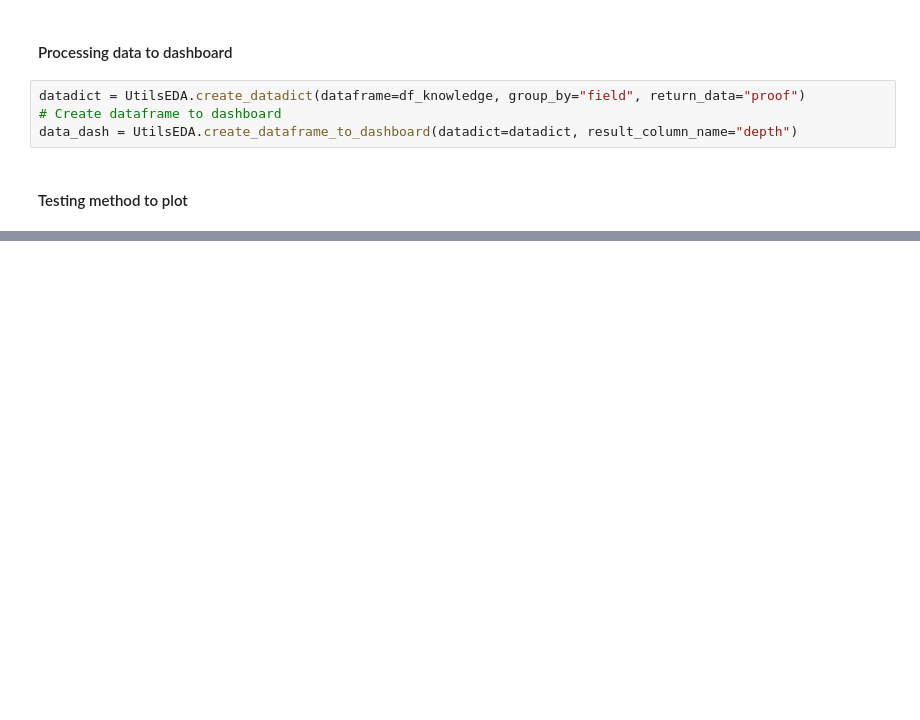
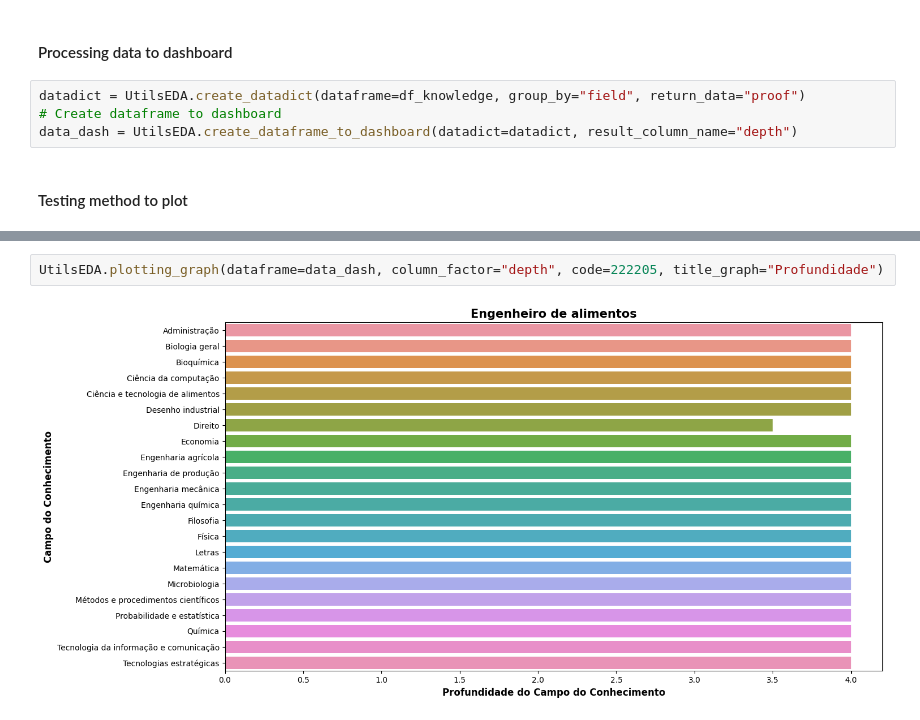
Before and after one commit to NophaieViscente/HR, a Jupyter notebook: app/EDA_QBQ.ipynb, the cells around one changed output, grey strips where cells are left out. Saved outputs shown, nothing was run; the diff lists cells and outputs as text; blank space fills up the shorter version.

```diff
--- a/app/EDA_QBQ.ipynb
+++ b/app/EDA_QBQ.ipynb
@@ -67,0 +77,4 @@ UtilsEDA.plotting_graph(dataframe=data_dash, column_factor="depth", code=313220,
+# %%
+UtilsEDA.plotting_graph(dataframe=data_dash, column_factor="depth", code=222205, title_graph="Profundidade")
+# %% [output]
+[figure, added]
```
Also changed, not shown: parts of 4 cells of this notebook, 1 other file.
